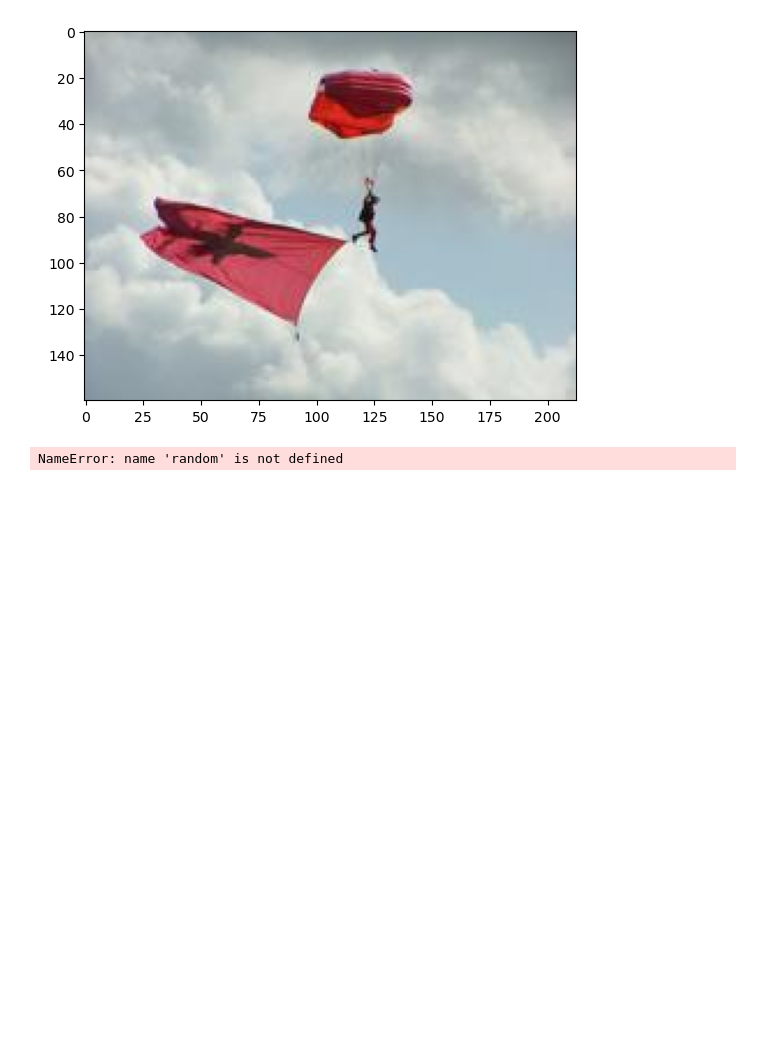
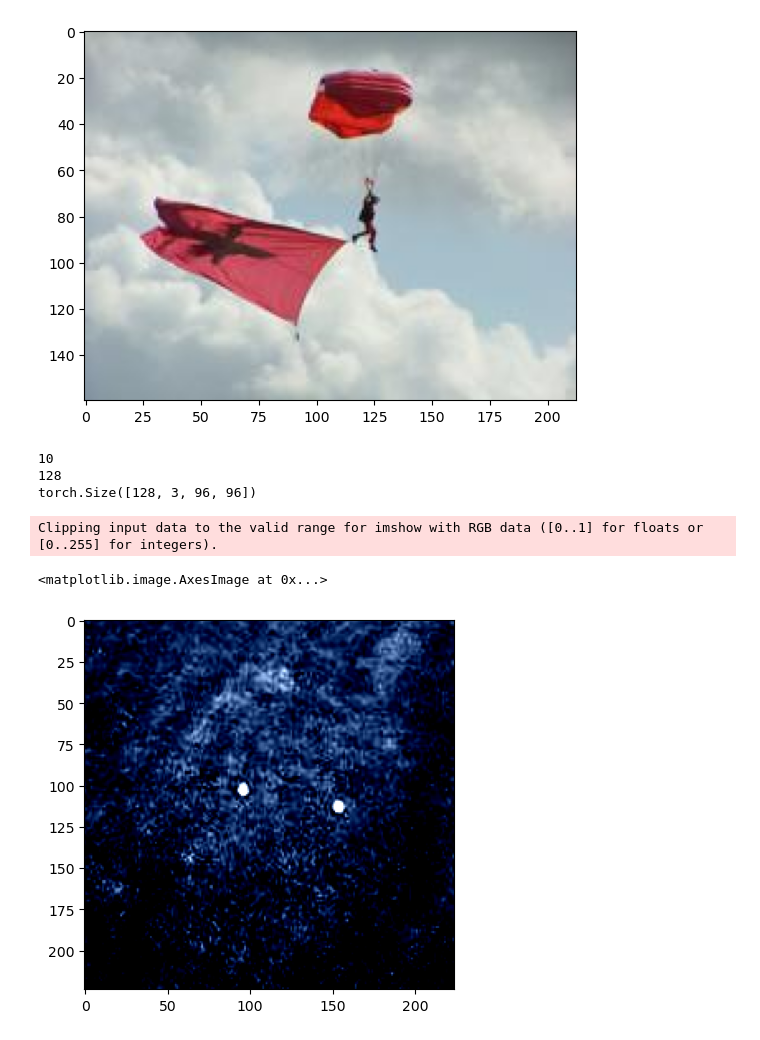
Before and after one commit to CBurton90/ifg-ssl, a Jupyter notebook: imagenette_dino.ipynb, the cells around one changed output. Drawn from its saved outputs; the diff is of its cells as text; code cells hidden in the pictures; blank space fills up the shorter version.

```diff
--- a/imagenette_dino.ipynb
+++ b/imagenette_dino.ipynb
@@ -19,3 +23,38 @@ local_crops_number = 8
+# %%
+# augmentations
+global_crops_scale = (0.4, 1.)
+local_crops_scale = (0.05, 0.4)
+local_crops_number = 8
+
+# dataloader
+batch_size = 128 #cpu
+num_workers = 8
+pin_memory = False #cpu
+
+# model
+model = 'vit_tiny' # embed_dim=192, depth=12, num_heads=3
+out_dim = 16384 # complex and large datasets values like 65k work well
+use_bn_head = False # use batch norm in head
+norm_last_layer = True #  normalize the last layer of the DINO head, typically set this paramater to False with vit_small and True with vit_base
+
+# dino specific
+warmup_teacher_temp = 0.02 # Initial value for the teacher temperature, Try decreasing it if the training loss does not decrease
+teacher_temp = 0.04
+warmup_teacher_temp_epochs = 30 # 30 is default?
+
+# compute
+device ='cpu' # cpu or gpu
+
+epochs = 100
+# lr = 0.0005
+lr = 5e-2
+# min_lr = 1e-6
+min_lr=5e-4
+warmup_epochs = 10
+weight_decay = 0.04
+weight_decay_end = 0.4
+# momentum_teacher = 0.996 # Base EMA parameter for teacher update. The value is increased to 1 during training with cosine schedule. We recommend setting a higher value with small batches: for example use 0.9995 with batch size of 256.""")
+momentum_teacher = 0.99
 # %%
 path = untar_data(URLs.IMAGENETTE_160)
 # %%
@@ -52,9 +91,19 @@ imshow(np.asarray(im))
 <matplotlib.image.AxesImage at 0x...>
 [figure]
 # %%
-data_loader = DataLoader(train_dataset, shuffle=False, batch_size=2)
+data_loader = DataLoader(train_dataset, shuffle=True, batch_size=batch_size, num_workers=num_workers, pin_memory=pin_memory, drop_last=True)
-# %%
-for i in data_loader:
-    print(i)
-# %% [output]
-NameError: name 'random' is not defined
+# %%
+one_sample = next(iter(data_loader))
+print(len(one_sample[0]))
+print(len(one_sample[1]))
+print(one_sample[0][9].shape)
+# %% [output]
+10
+128
+torch.Size([128, 3, 96, 96])
+# %%
+plt.imshow(one_sample[0][1][3].permute(1,2,0).numpy())
+# %% [output]
+Clipping input data to the valid range for imshow with RGB data ([0..1] for floats or [0..255] for integers).
+<matplotlib.image.AxesImage at 0x...>
+[figure, added]
```
Also changed, not shown: parts of 15 cells of this notebook, 1 other file.
